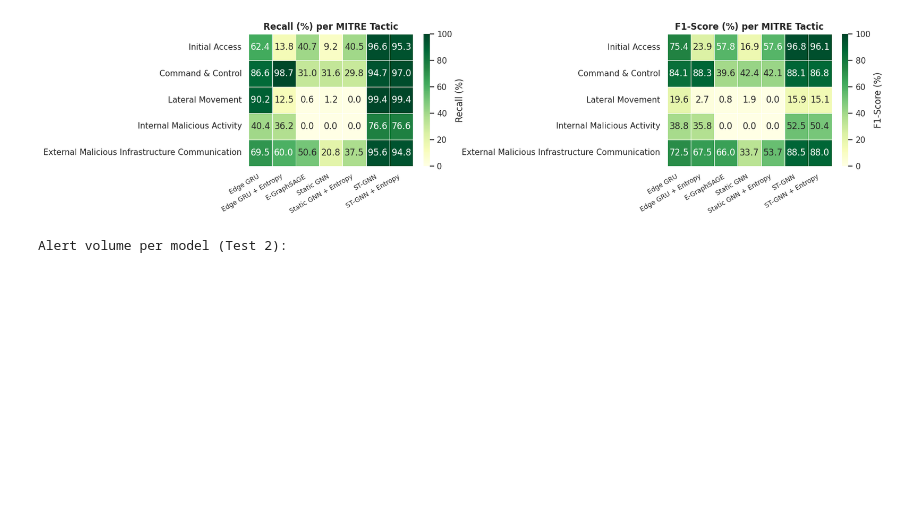
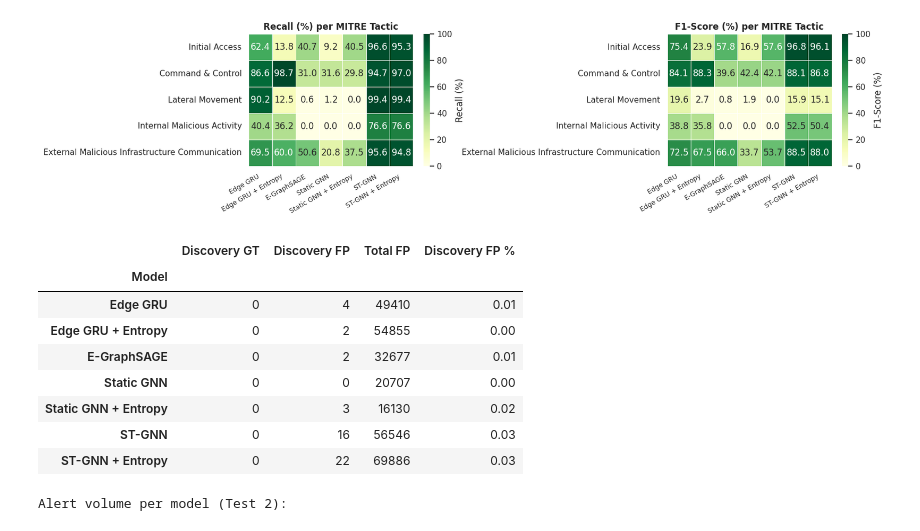
Before and after one commit to tatipar/temporalgnn-nids, a Jupyter notebook: code/python/notebook/mitre_comparison.ipynb, the cells around one changed output. Saved outputs shown, nothing was run; the diff lists cells and outputs as text; code cells hidden in the pictures; blank space fills up the shorter version.

Commit message:
analysis(mitre): verify Discovery bucket — 0 GT flows, <0.03% of FPs across all models

```diff
--- a/code/python/notebook/mitre_comparison.ipynb
+++ b/code/python/notebook/mitre_comparison.ipynb
@@ -602,6 +608,42 @@ plt.savefig(f'{PLOTS_DIR}/mitre_tactic_heatmap.png', dpi=300)
 plt.show()
 # %% [output]
 [figure]
+# %%
+model_files = {
+    'Edge GRU':               'mitre_test2_egru_nox.csv',
+    'Edge GRU + Entropy':     'mitre_test2_egru_ent.csv',
+    'E-GraphSAGE':            'mitre_test2_esage_noent.csv',
+    'Static GNN':             'mitre_test2_sgnn_noent.csv',
+    'Static GNN + Entropy':   'mitre_test2_sgnn_ent.csv',
+    'ST-GNN':                 'mitre_test2_stgnn_noent.csv',
+    'ST-GNN + Entropy':       'mitre_test2_stgnn_ent.csv',
+}
+
+rows = []
+for model_name, fname in model_files.items():
+    df = pd.read_csv(os.path.join(MITRE_DIR, fname))
+    total_fp   = ((df['y_real'] == 0) & (df['y_pred'] == 1)).sum()
+    disc_fp    = ((df['MITRE_Tactic_Base'] == 'Discovery') & (df['y_real'] == 0) & (df['y_pred'] == 1)).sum()
+    disc_gt    = ((df['MITRE_Tactic_Base'] == 'Discovery') & (df['y_real'] == 1)).sum()
+    rows.append({
+        'Model':        model_name,
+        'Discovery GT': disc_gt,
+        'Discovery FP': disc_fp,
+        'Total FP':     total_fp,
+        'Discovery FP %': round(disc_fp / total_fp * 100, 2) if total_fp > 0 else 0.0,
+    })
+
+pd.DataFrame(rows).set_index('Model')
+# %% [output]
+|  | Discovery GT | Discovery FP | Total FP | Discovery FP % |
+| Model |  |  |  |  |
+| Edge GRU | 0 | 4 | 49410 | 0.01 |
+| Edge GRU + Entropy | 0 | 2 | 54855 | 0.00 |
+| E-GraphSAGE | 0 | 2 | 32677 | 0.01 |
+| Static GNN | 0 | 0 | 20707 | 0.00 |
+| Static GNN + Entropy | 0 | 3 | 16130 | 0.02 |
+| ST-GNN | 0 | 16 | 56546 | 0.03 |
+| ST-GNN + Entropy | 0 | 22 | 69886 | 0.03 |
 # %%
 # ── Alert volume: TP and FP per model ─────────────────────────────────────
 alert_rows = []
```
Also changed, not shown: parts of 1 cell of this notebook.
